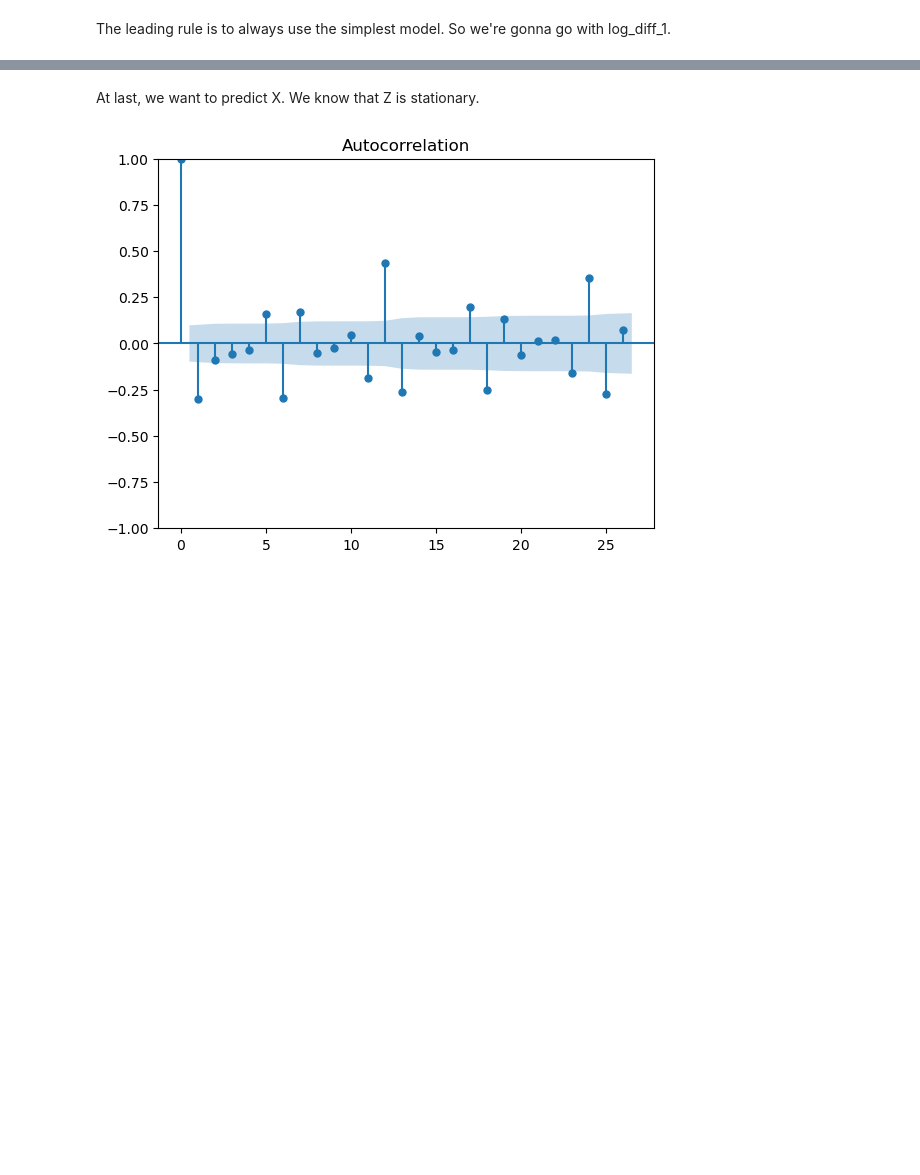
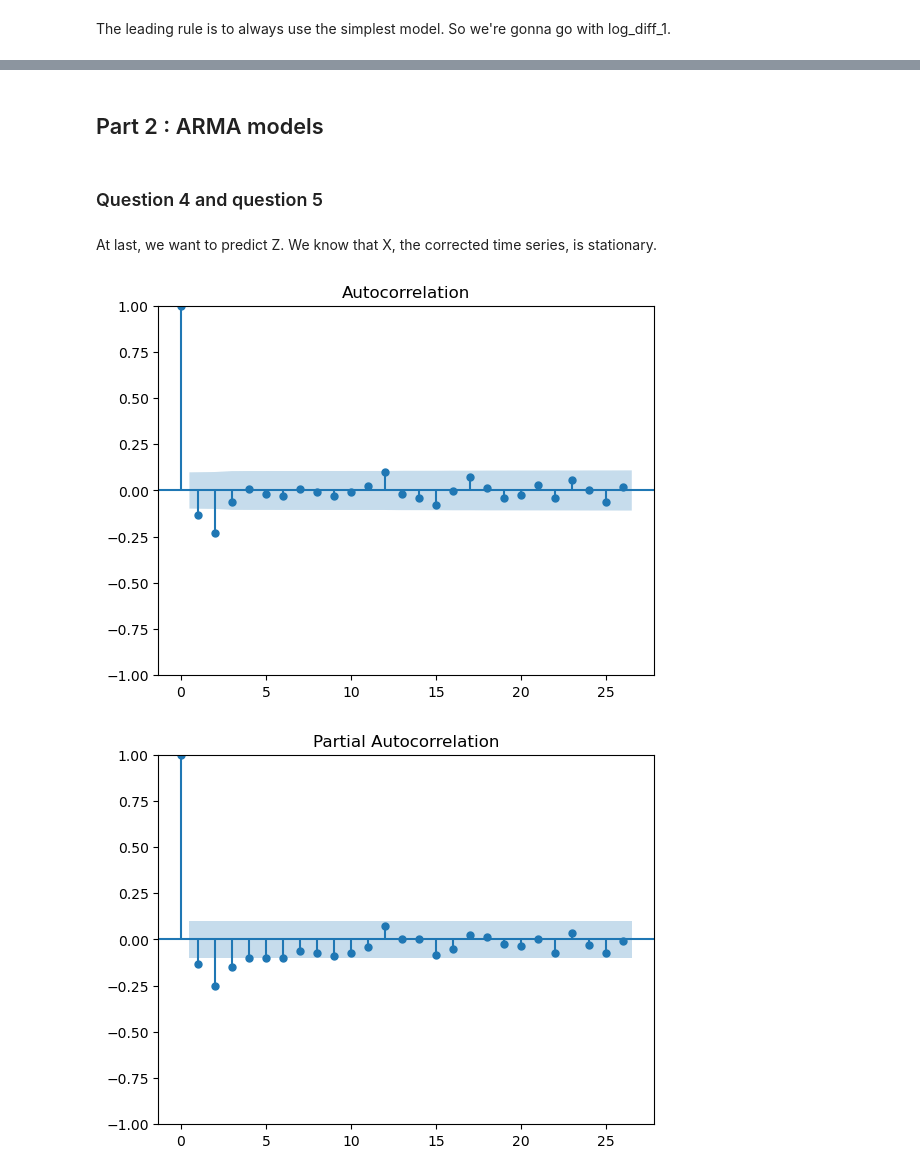
Before and after one commit to Noomkwah/ARIMA, a Jupyter notebook: Tutorial.ipynb, the cells around one changed output, grey strips where cells are left out. Cells and saved outputs as stored; diff of their text form; code cells hidden in the pictures; blank space fills up the shorter version.

```diff
--- a/Tutorial.ipynb
+++ b/Tutorial.ipynb
@@ -30,2 +37,0 @@ data.head()
-# %%
-data = data.rename(columns={'Period' : 'date', 'IPI' : 'value'})
@@ -35,0 +38,4 @@ array(['A'], dtype=object)
+# %%
+data = data.tail(-3)
+data.columns = ["date", "value", "code"]
+data.head()
@@ -36,3 +49,6 @@ array(['A'], dtype=object)
 # %%
-data = data.drop(columns = ["Code"])
+data = data.drop(columns = ["code"])
 data["date"] = pd.to_datetime(data["date"])
+data["value"] = pd.to_numeric(data["value"])
+data = data.set_index("date")
+data.head()
@@ -166,10 +201,17 @@ The leading rule is to always use the simplest model. So we're gonna go with log
+# %% [markdown]
+## Part 2 : ARMA models
+# %% [markdown]
+### Question 4 and question 5
 # %%
-X = data["value"].values
-Z = data["log_value"].values
+X = data["log_diff_1"].values
+Y = data["log_value"].values
+Z = data["value"].values
 # %% [markdown]
-At last, we want to predict X. We know that Z is stationary.
+At last, we want to predict Z. We know that X, the corrected time series, is stationary.
 # %%
-acf_plot = plot_acf(data["log_diff_1"])
+acf_plot = plot_acf(X)
+pacf_plot = plot_pacf(X)
 # %% [output]
-[figure, old version]
+[figure, new version]
+[figure, added]
 # %% [markdown]
```
Also changed, not shown: parts of 42 cells of this notebook, 1 other file.
